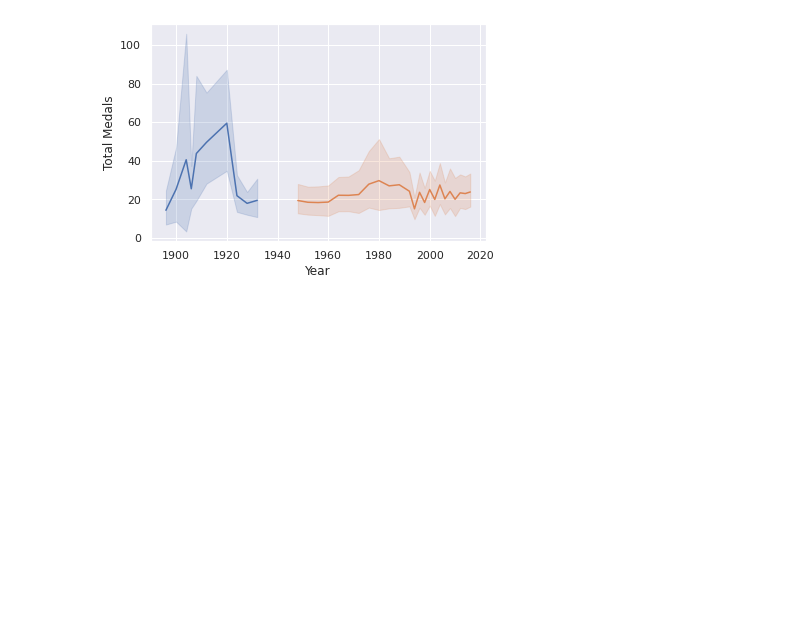
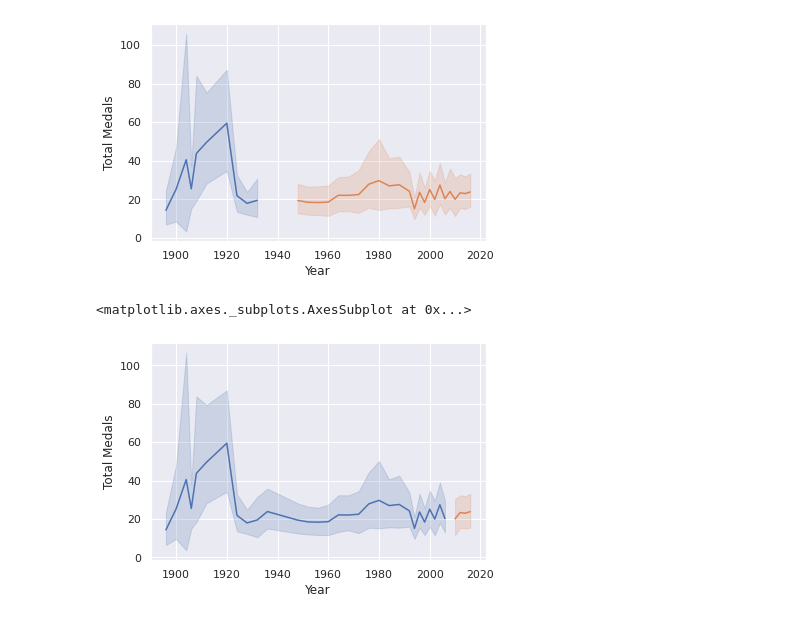
Before and after one commit to Nourankh20/Data-Visualization, a Jupyter notebook: Visualization.ipynb, the cells around one changed output. Drawn from its saved outputs; the diff is of its cells as text; code cells hidden in the pictures; blank space fills up the shorter version.

```diff
--- a/Visualization.ipynb
+++ b/Visualization.ipynb
@@ -798,3 +798,15 @@ sns.lineplot(x="Year", y="Total Medals",data=after_gold_Egypt)
 # %% [output]
 <matplotlib.axes._subplots.AxesSubplot at 0x...>
 [figure]
+# %%
+first_gold_China = grouped[grouped.index == 'China'].Year.values[0]
+
+
+before_gold_China = total_m[total_m['Year'] < first_gold_China]
+after_gold_China = total_m[total_m['Year'] > first_gold_China]
+
+sns.lineplot(x="Year", y="Total Medals",data=before_gold_China)
+sns.lineplot(x="Year", y="Total Medals",data=after_gold_China)
+# %% [output]
+<matplotlib.axes._subplots.AxesSubplot at 0x...>
+[figure, added]
```
Also changed, not shown: parts of 1 cell of this notebook.
